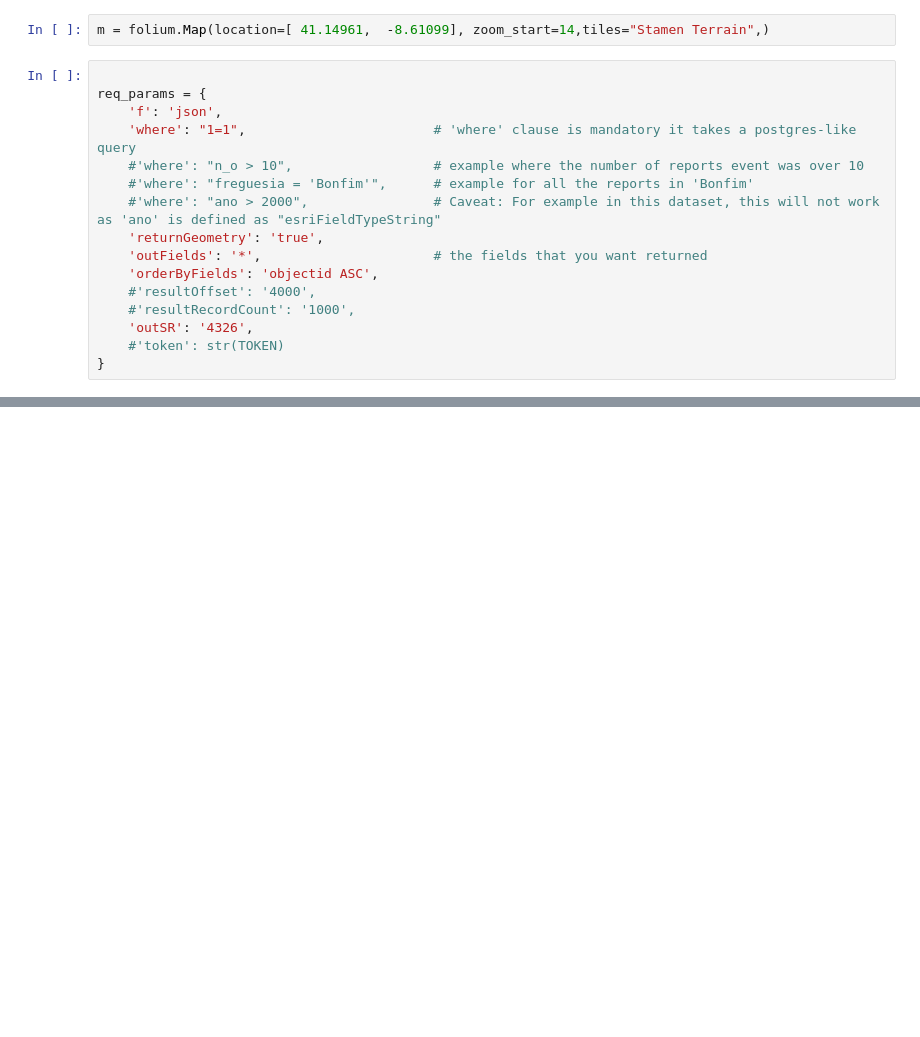
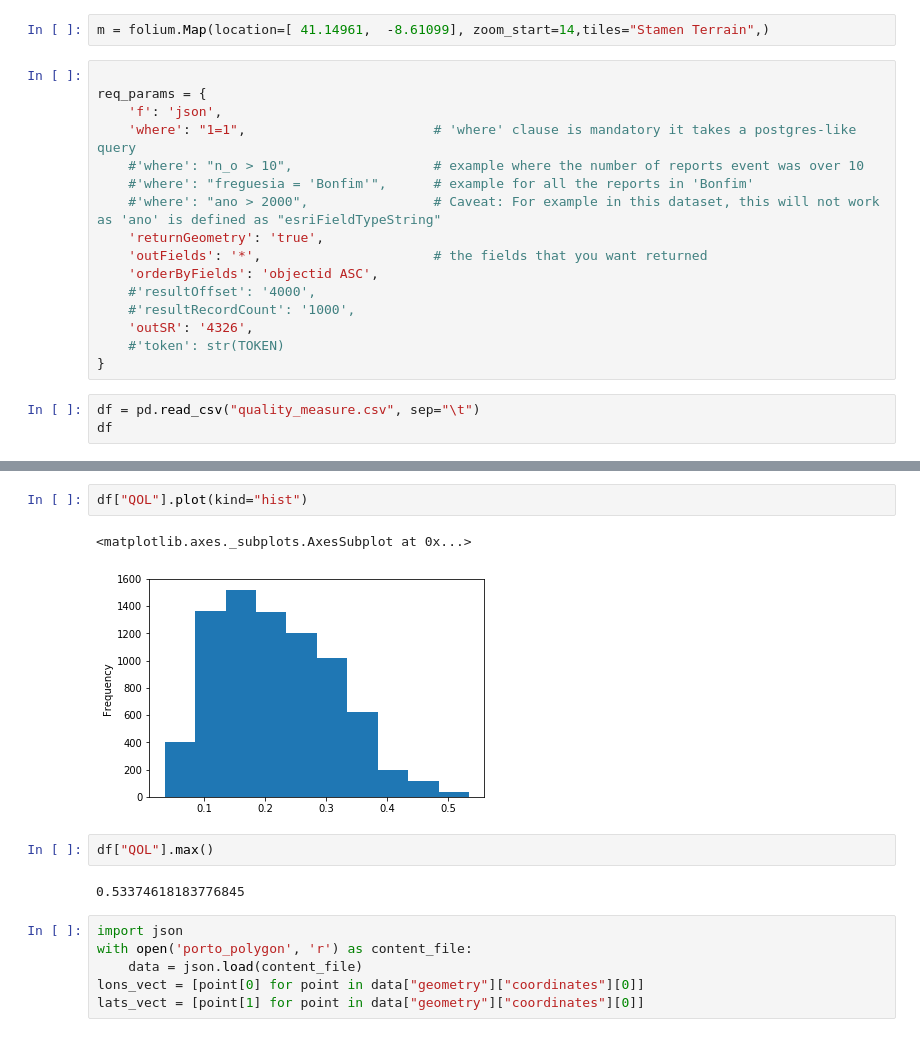
Before and after one commit to ABCurado/HackaCity2k19, a Jupyter notebook: Map.ipynb, the cells around one changed output, grey strips where cells are left out. Drawn from its saved outputs; the diff is of its cells as text; blank space fills up the shorter version.

```diff
--- a/Map.ipynb
+++ b/Map.ipynb
@@ -34,3 +35,6 @@ req_params = {
     'outSR': '4326',
     #'token': str(TOKEN)
 }
+# %%
+df = pd.read_csv("quality_measure.csv", sep="\t")
+df
@@ -74,0 +79,15 @@ m
+# %%
+df["QOL"].plot(kind="hist")
+# %% [output]
+<matplotlib.axes._subplots.AxesSubplot at 0x...>
+[figure, added]
+# %%
+df["QOL"].max()
+# %% [output]
+0.53374618183776845
+# %%
+import json
+with open('porto_polygon', 'r') as content_file:
+    data = json.load(content_file)
+lons_vect = [point[0] for point in data["geometry"]["coordinates"][0]]
+lats_vect = [point[1] for point in data["geometry"]["coordinates"][0]]
```
Also changed, not shown: parts of 9 cells of this notebook.
